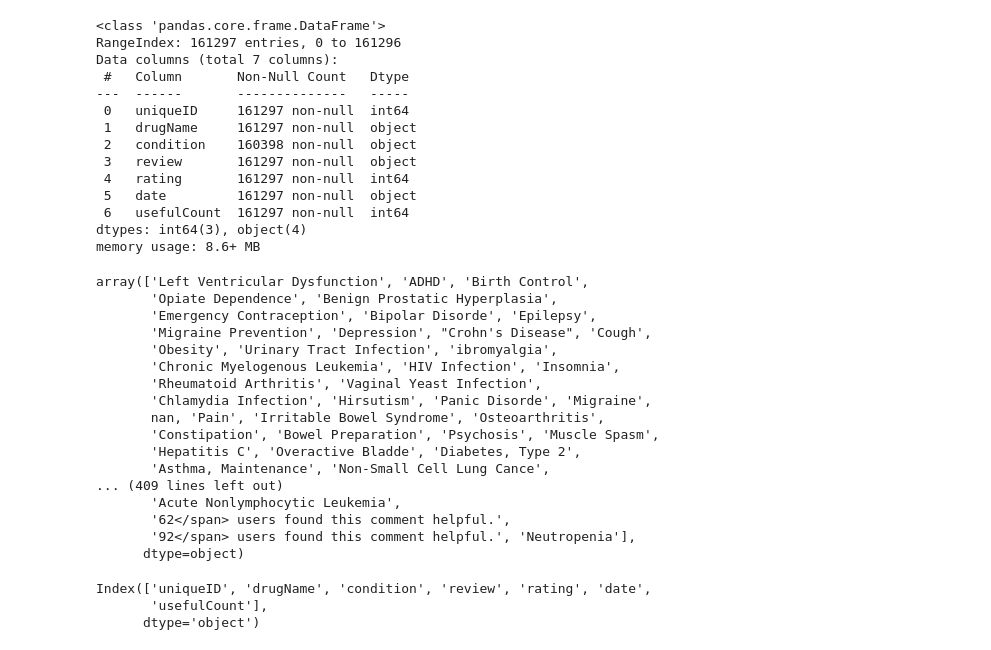
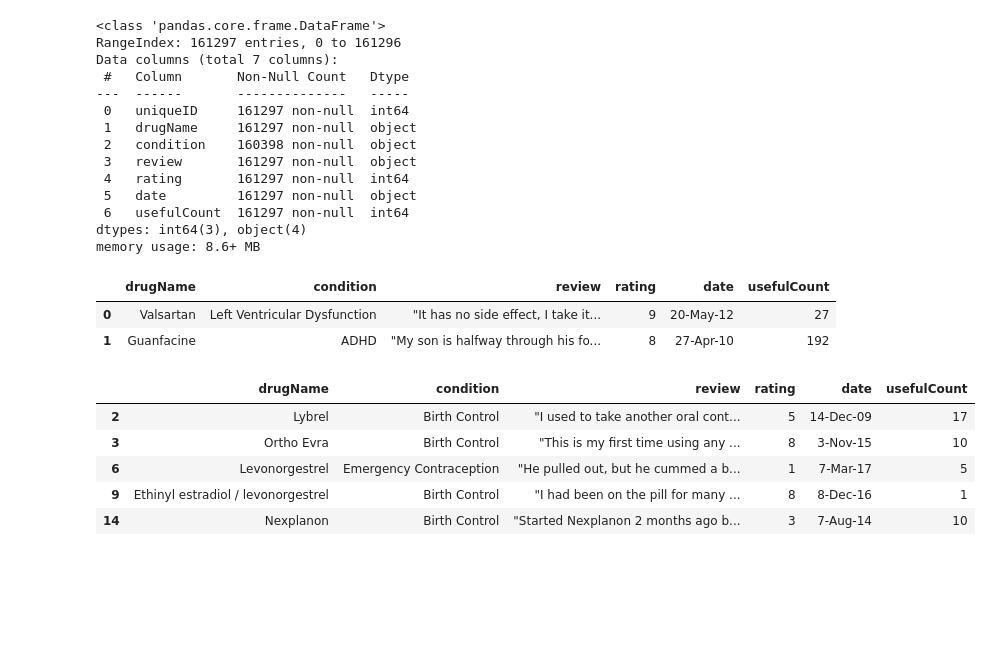
Before and after one commit to celefigs/collaborative_project, a Jupyter notebook: celes_copy.ipynb, the cells around one changed output. Saved outputs shown, nothing was run; the diff lists cells and outputs as text; code cells hidden in the pictures; blank space fills up the shorter version.

```diff
--- a/celes_copy.ipynb
+++ b/celes_copy.ipynb
@@ -40,23 +40,3 @@ Data columns (total 7 columns):
  6   usefulCount  161297 non-null  int64
 dtypes: int64(3), object(4)
 memory usage: 8.6+ MB
-# %%
-drug_data_df['condition'].unique() #delete: there are so many different conditions, can read all -celes
-# %% [output]
-array(['Left Ventricular Dysfunction', 'ADHD', 'Birth Control',
-       'Opiate Dependence', 'Benign Prostatic Hyperplasia',
-       'Emergency Contraception', 'Bipolar Disorde', 'Epilepsy',
-       'Migraine Prevention', 'Depression', "Crohn's Disease", 'Cough',
-       'Obesity', 'Urinary Tract Infection', 'ibromyalgia',
-       'Chronic Myelogenous Leukemia', 'HIV Infection', 'Insomnia',
-       'Rheumatoid Arthritis', 'Vaginal Yeast Infection',
-       'Chlamydia Infection', 'Hirsutism', 'Panic Disorde', 'Migraine',
-       nan, 'Pain', 'Irritable Bowel Syndrome', 'Osteoarthritis',
-       'Constipation', 'Bowel Preparation', 'Psychosis', 'Muscle Spasm',
-       'Hepatitis C', 'Overactive Bladde', 'Diabetes, Type 2',
-       'Asthma, Maintenance', 'Non-Small Cell Lung Cance',
-... (409 lines left out)
-       'Acute Nonlymphocytic Leukemia',
-       '62</span> users found this comment helpful.',
-       '92</span> users found this comment helpful.', 'Neutropenia'],
-      dtype=object)
@@ -67,8 +43,25 @@ array(['Left Ventricular Dysfunction', 'ADHD', 'Birth Control',
 # %%
-#remove columns
+#remove column "UniqueID"
 
-drug_data_df.columns 'uniqueID'
+drug_data_df=drug_data_df.drop(columns=['uniqueID'])
+
+drug_data_df.head(2)
 # %% [output]
-Index(['uniqueID', 'drugName', 'condition', 'review', 'rating', 'date',
-       'usefulCount'],
-      dtype='object')
+|  | drugName | condition | review | rating | date | usefulCount |
+| 0 | Valsartan | Left Ventricular Dysfunction | "It has no side effect, I take it... | 9 | 20-May-12 | 27 |
+| 1 | Guanfacine | ADHD | "My son is halfway through his fo... | 8 | 27-Apr-10 | 192 |
+# %%
+#search related words in a "condition" column and create a new DataFrame with only the relevant conditions
+
+pattern = r'birth|birth control|contraception|contraceptive methods|birth control pills|birth control devices|family planning|pregnancy|newborn'
+
+filtered_df = drug_data_df[drug_data_df['condition'].str.contains(pattern, case=False, na=False)]
+
+filtered_df.head()
+# %% [output]
+|  | drugName | condition | review | rating | date | usefulCount |
+| 2 | Lybrel | Birth Control | "I used to take another oral cont... | 5 | 14-Dec-09 | 17 |
+| 3 | Ortho Evra | Birth Control | "This is my first time using any ... | 8 | 3-Nov-15 | 10 |
+| 6 | Levonorgestrel | Emergency Contraception | "He pulled out, but he cummed a b... | 1 | 7-Mar-17 | 5 |
+| 9 | Ethinyl estradiol / levonorgestrel | Birth Control | "I had been on the pill for many ... | 8 | 8-Dec-16 | 1 |
+| 14 | Nexplanon | Birth Control | "Started Nexplanon 2 months ago b... | 3 | 7-Aug-14 | 10 |
```
Also changed, not shown: parts of 8 cells of this notebook.
